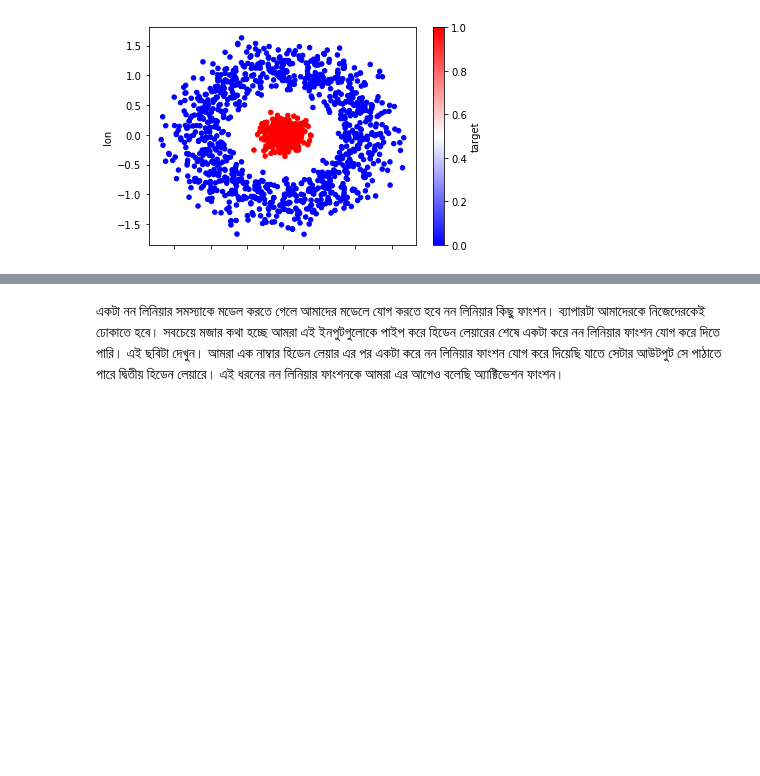
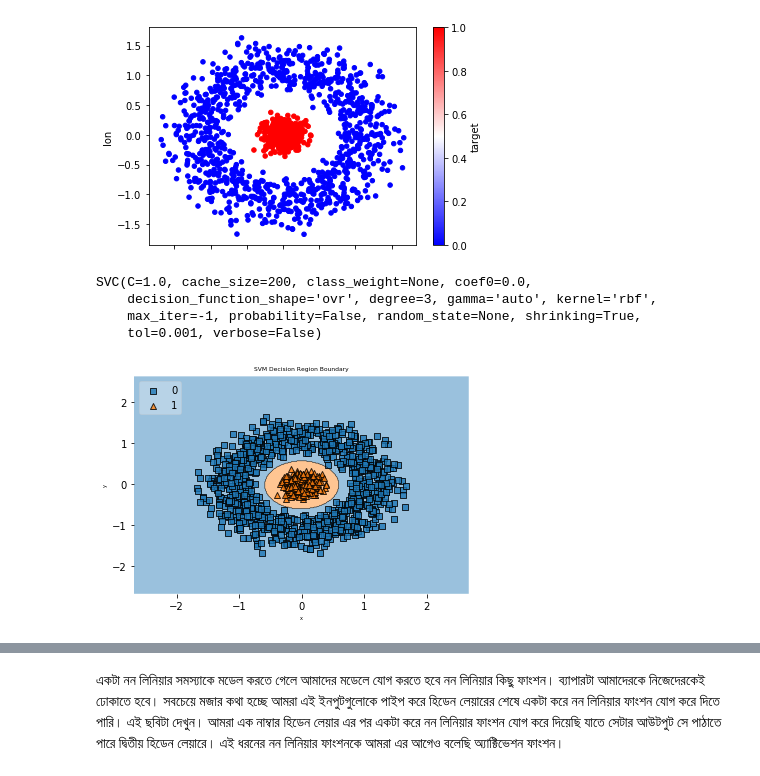
Before and after one commit to raqueeb/TensorFlow2, a Jupyter notebook: feature_crosses.ipynb, the cells around one changed output, grey strips where cells are left out. Saved outputs shown, nothing was run; the diff lists cells and outputs as text; code cells hidden in the pictures; blank space fills up the shorter version.

```diff
--- a/feature_crosses.ipynb
+++ b/feature_crosses.ipynb
@@ -52,3 +92,13 @@ df.plot(kind='scatter',
         cmap='bwr');
 # %% [output]
 [figure]
+# %%
+from sklearn.svm import SVC
+
+clf = SVC(gamma='auto')
+clf.fit(X, y)
+# %% [output]
+SVC(C=1.0, cache_size=200, class_weight=None, coef0=0.0,
+    decision_function_shape='ovr', degree=3, gamma='auto', kernel='rbf',
+    max_iter=-1, probability=False, random_state=None, shrinking=True,
+    tol=0.001, verbose=False)
@@ -55,3 +109,11 @@ df.plot(kind='scatter',
+# %%
+plot_decision_regions(X=X, y=y, clf=clf, legend=2)
+plt.xlabel("x", size=5)
+plt.ylabel("y", size=5)
+plt.title('SVM Decision Region Boundary', size=6)
+plt.show()
+# %% [output]
+[figure, added]
 # %% [markdown]
 মেশিন লার্নিং এ ফিচার ক্রসের সুবিধা থাকলেও আমার পছন্দের ব্যাপার হচ্ছে মডেলে নন লিনিয়ারিটি ঢুকানো। মডেলে নন লিনিয়ারিটি ঢুকাতে গেলে নিউরাল নেটওয়ার্ক ভালো একটা উপায়। আমরা একটা ছবি আঁকি লিনিয়ার মডেলের। তিনটে ইনপুট ফিচার। ইনপুট ফিচারের সাথে ওয়েটকে যোগ করে নিয়ে এলাম আউটপুটে। আপনার কি মনে হয় এভাবে মডেলে নন-লিনিয়ারিটি ঢুকানোর সম্ভব? আপনি বলুন।
 
```
Also changed, not shown: parts of 15 cells of this notebook.
